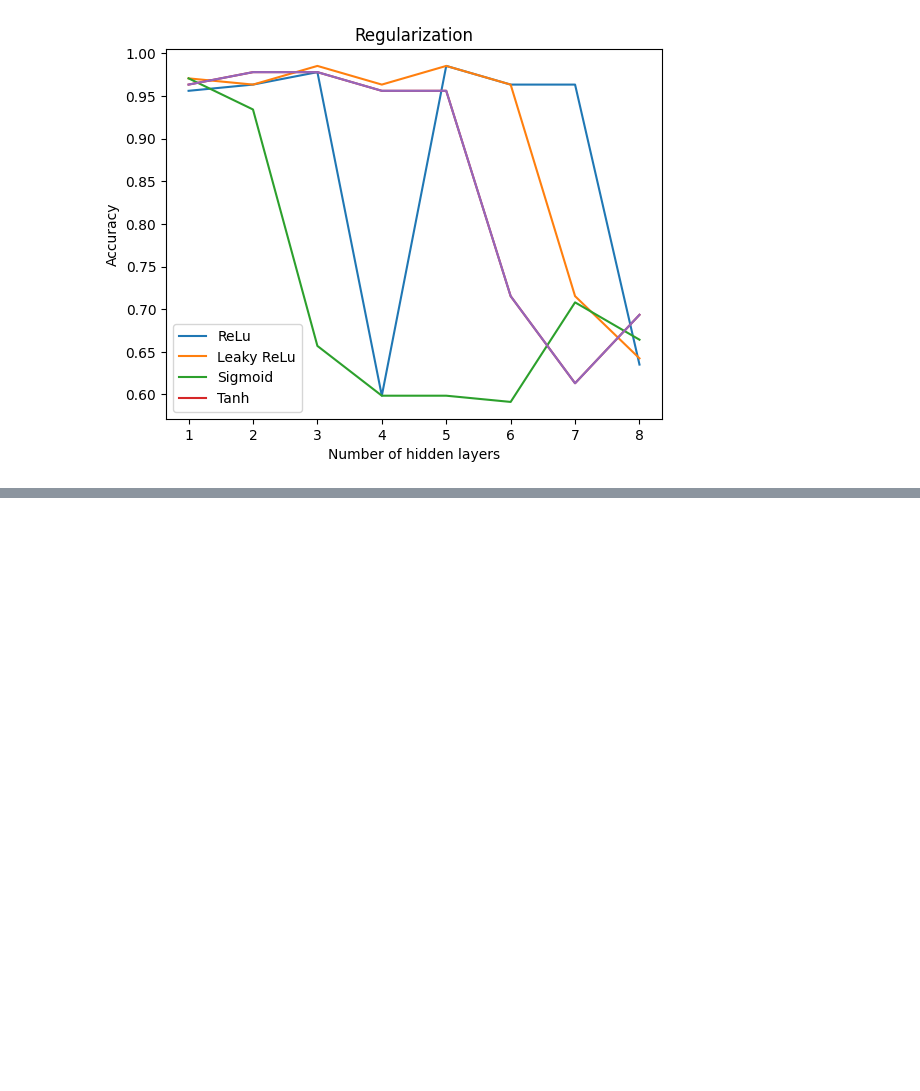
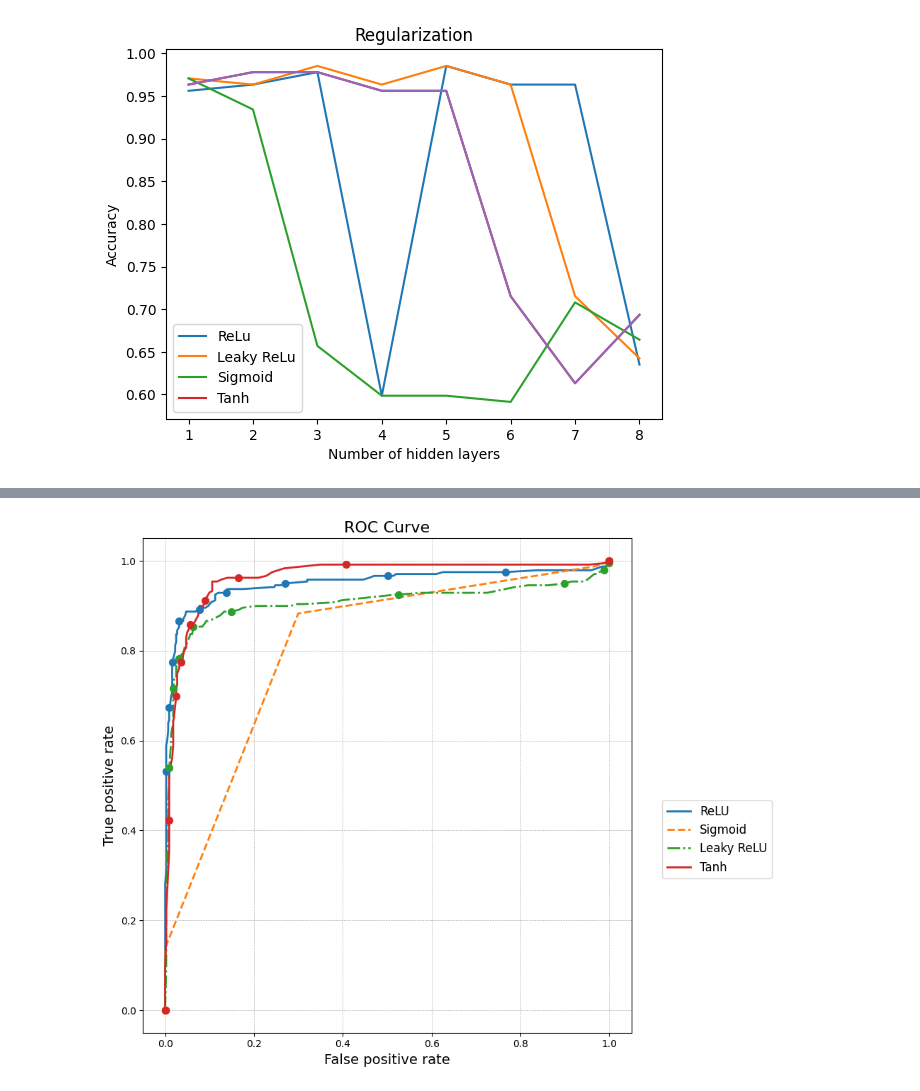
Before and after one commit to Trond01/Project2_FYS-STK4155, a Jupyter notebook: Runs/classification_experiment_d.ipynb, the cells around one changed output, grey strips where cells are left out. Drawn from its saved outputs; the diff is of its cells as text; code cells hidden in the pictures; blank space fills up the shorter version.

```diff
--- a/Runs/classification_experiment_d.ipynb
+++ b/Runs/classification_experiment_d.ipynb
@@ -25,8 +33,6 @@ def single_run(X, y, lr, lam, hidden_layer_num, node_per_hidden, hidden_activati
     model = jit(get_neural_network_model(hidden_layer_num ,activation=hidden_activation, output_activation=nn.sigmoid))
 
     #loss_func = logistic_loss_func(model=model)
-
-
     loss_func = jit(log_loss_ridge(model=model, lam=lam))
     loss_grad = jit(grad(loss_func))
 
@@ -38,12 +44,13 @@ def single_run(X, y, lr, lam, hidden_layer_num, node_per_hidden, hidden_activati
     X_train, y_train, X_test, y_test, test_index = train_test_split(X, y, 0.2, test_index=test_index)
 
     result = SGD_adam(X_train, y_train, X_test, y_test, grad_method=loss_grad,beta0=beta0, n_epochs=epochs, test_loss_func=test_func, lr=lr)
+    #result = SGD(X_train, y_train, X_test, y_test, grad_method=loss_grad,beta0=beta0, n_epochs=epochs, test_loss_func=test_func, lr=lr)
 
-    result.update({"test_index":test_index})
+    result.update({"test_index":test_index, "model":model, "X_test":X_test, "y_test":y_test})
 
     #plot_test_results(result["test_loss_list"], result["train_loss_list"], 5)
-    # result2 = SGD_adam(X_train, y_train, X_test, y_test, grad_method=loss_grad,beta0=beta0, n_epochs=epochs, batch_size=batch_size, test_loss_func=test_func, lr=lr)
-    # plot_test_results(result2["test_loss_list"], result2["train_loss_list"], result["m"])
+    #result2 = SGD_adam(X_train, y_train, X_test, y_test, grad_method=loss_grad,beta0=beta0, n_epochs=epochs, test_loss_func=loss_func, lr=lr)
+    #plot_test_results(result2["test_loss_list"], result2["train_loss_list"], 5)
 
 
     return result
@@ -52,7 +59,7 @@ def single_run(X, y, lr, lam, hidden_layer_num, node_per_hidden, hidden_activati
 
 
 
-result = single_run(X, y, 0.0001, 0.000, hidden_layer_num=5, node_per_hidden=5, hidden_activation=nn.leaky_relu)
+result = single_run(X, y, 3e-3, 0.000, hidden_layer_num=3, node_per_hidden=5, hidden_activation=nn.sigmoid)
 print("Log run")
 #result = single_run(X, y, 0.01, 0.001, 0, 5, hidden_activation=nn.relu)
 # %% [output]
@@ -451,0 +467,86 @@ Hidden Layer number: 8
+# %%
+def ROC(X, y, beta, model, method_name, linestyle):
+    thresholds = np.linspace(0, 1, 101)
+    true_positive = []
+    false_positive = []
+
+    for th in thresholds:
+        true_positive_func = true_pos_variable_func(model, th)
+        false_positive_func = false_pos_variable_func(model, th)
+
+        true_positive.append(true_positive_func(beta, X, y))
+        false_positive.append(false_positive_func(beta, X, y))
+
+    index = [10, 20, 30, 40,  50, 60, 70, 80, 90]
+    false_positive = np.array(false_positive)
+    true_positive = np.array(true_positive)
+    print(thresholds[index])
+    plt.figure(1)
+    plt.plot(false_positive, true_positive, linestyle=linestyle, linewidth=2, label=f"{method_name}")
+    plt.scatter(false_positive[index], true_positive[index], s=50, zorder=5) # s is the marker size
+    # plt.ylim(0, 1)
+    # plt.xlim(0, 1)
+    plt.xlabel("False positive rate")
+    plt.ylabel("True positive rate")
+    plt.legend()
+
+    tr_pos_f = true_pos_variable_func(model, 0.5)
+    fa_pos_f = false_pos_variable_func(model, 0.5)
+
+    confusion_matrix_values = [tr_pos_f(beta, X, y), 1 - fa_pos_f(beta, X, y), 1 - tr_pos_f(beta, X, y), fa_pos_f(beta, X, y)]
+
+    plt.figure(2)
+    # Reshape the list into a 2x2 array
+    conf_matrix_array = np.array(confusion_matrix_values).reshape((2, 2))
+
+    # Create a heatmap to display the matrix
+    sns.set(color_codes=True)
+    plt.figure(1, figsize=(9, 6))
+
+    # Set the labels for the axes
+    labels = ['Positive', 'Negative']
+
+    # Use seaborn to create the heatmap
+    sns.heatmap(conf_matrix_array, annot=True, fmt='d',
+                xticklabels=labels, yticklabels=labels, cmap="Blues")
+
+    plt.title('Confusion Matrix')
+    plt.xlabel('Predicted Class')
+    plt.ylabel('True Class')
+
+
+# Set a larger figure size
+plt.figure(figsize=(10, 8))
+
+# Add grid lines
+plt.grid(True, which='both', linestyle='--', linewidth=0.5)
+
+line_styles = ['-', '--', '-.', '-']
+lrs = [1e-2, 1e-3, 1e-4]
+method_names = ["ReLU", "Sigmoid", "Leaky ReLU", "Tanh"]
+methods = [nn.relu, nn.sigmoid, nn.leaky_relu, nn.tanh]
+
+for i, method in enumerate(methods):
+    result = single_run(X, y, 5e-4, 0.0001, hidden_layer_num=2, node_per_hidden=8, hidden_activation=method)
+    ROC(X, y, result["beta_final"], result["model"], method_names[i], line_styles[i])
+
+
+plt.figure(1)
+# Set labels and title
+plt.xlabel("False positive rate", fontsize=14)
+plt.ylabel("True positive rate", fontsize=14)
+plt.title('ROC Curve', fontsize=16)
+
+# Place the legend outside the plot
+plt.legend(loc='lower right', fontsize=12, bbox_to_anchor=(1.3, 0.3))
+
+
+
+# Show the plot
+plt.tight_layout()
+plt.show()
+
+
+plt.figure(2)
+plt.show()
+# %% [output]
@@ -451,0 +557 @@ Hidden Layer number: 8
+[figure, added]
```
Also changed, not shown: parts of 9 cells of this notebook, 3 other files.
